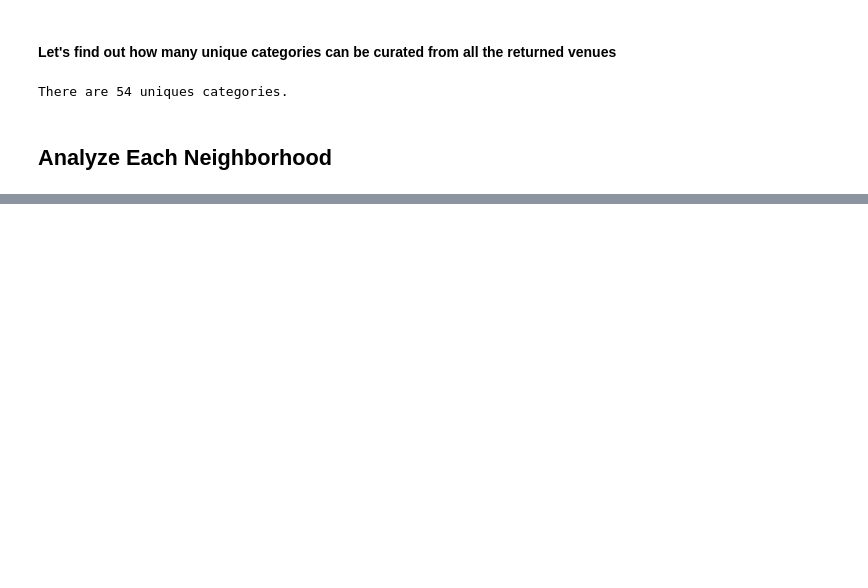
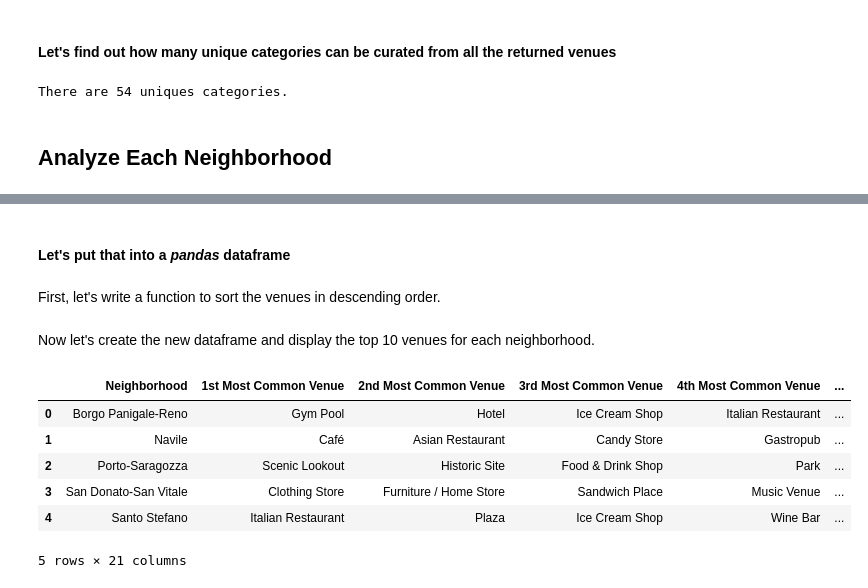
Before and after one commit to fabioantonini/Applied-Data-Science-Coursera-Capstone, a Jupyter notebook: Applied Data Science Capstone.ipynb, the cells around one changed output, grey strips where cells are left out. Drawn from its saved outputs; the diff is of its cells as text; code cells hidden in the pictures; blank space fills up the shorter version.

```diff
--- a/Applied Data Science Capstone.ipynb
+++ b/Applied Data Science Capstone.ipynb
@@ -503,0 +526,12 @@ KeyError: "['Neighborhood'] not found in axis"
+# %%
+num_top_venues = 5
+
+for hood in bologna_onehot_grouped['Neighborhood']:
+    print("----"+hood+"----")
+    temp = bologna_onehot_grouped[bologna_onehot_grouped['Neighborhood'] == hood].T.reset_index()
+    temp.columns = ['venue','freq']
+    temp = temp.iloc[1:]
+    temp['freq'] = temp['freq'].astype(float)
+    temp = temp.round({'freq': 2})
+    print(temp.sort_values('freq', ascending=False).reset_index(drop=True).head(num_top_venues))
+    print('\n')
@@ -503,0 +556,41 @@ KeyError: "['Neighborhood'] not found in axis"
+# %% [markdown]
+#### Let's put that into a *pandas* dataframe
+# %% [markdown]
+First, let's write a function to sort the venues in descending order.
+# %%
+def return_most_common_venues(row, num_top_venues):
+    row_categories = row.iloc[1:]
+    row_categories_sorted = row_categories.sort_values(ascending=False)
+
+    return row_categories_sorted.index.values[0:num_top_venues]
+# %% [markdown]
+Now let's create the new dataframe and display the top 10 venues for each neighborhood.
+# %%
+num_top_venues = 20
+
+indicators = ['st', 'nd', 'rd']
+
+# create columns according to number of top venues
+columns = ['Neighborhood']
+for ind in np.arange(num_top_venues):
+    try:
+        columns.append('{}{} Most Common Venue'.format(ind+1, indicators[ind]))
+    except:
+        columns.append('{}th Most Common Venue'.format(ind+1))
+
+# create a new dataframe
+neighborhoods_venues_sorted = pd.DataFrame(columns=columns)
+neighborhoods_venues_sorted['Neighborhood'] = bologna_onehot_grouped['Neighborhood']
+
+for ind in np.arange(bologna_onehot_grouped.shape[0]):
+    neighborhoods_venues_sorted.iloc[ind, 1:] = return_most_common_venues(bologna_onehot_grouped.iloc[ind, :], num_top_venues)
+
+neighborhoods_venues_sorted.head()
+# %% [output]
+|  | Neighborhood | 1st Most Common Venue | 2nd Most Common Venue | 3rd Most Common Venue | 4th Most Common Venue | ... |
+| 0 | Borgo Panigale-Reno | Gym Pool | Hotel | Ice Cream Shop | Italian Restaurant | ... |
+| 1 | Navile | Café | Asian Restaurant | Candy Store | Gastropub | ... |
+| 2 | Porto-Saragozza | Scenic Lookout | Historic Site | Food & Drink Shop | Park | ... |
+| 3 | San Donato-San Vitale | Clothing Store | Furniture / Home Store | Sandwich Place | Music Venue | ... |
+| 4 | Santo Stefano | Italian Restaurant | Plaza | Ice Cream Shop | Wine Bar | ... |
+5 rows × 21 columns
```
Also changed, not shown: parts of 10 cells of this notebook.
